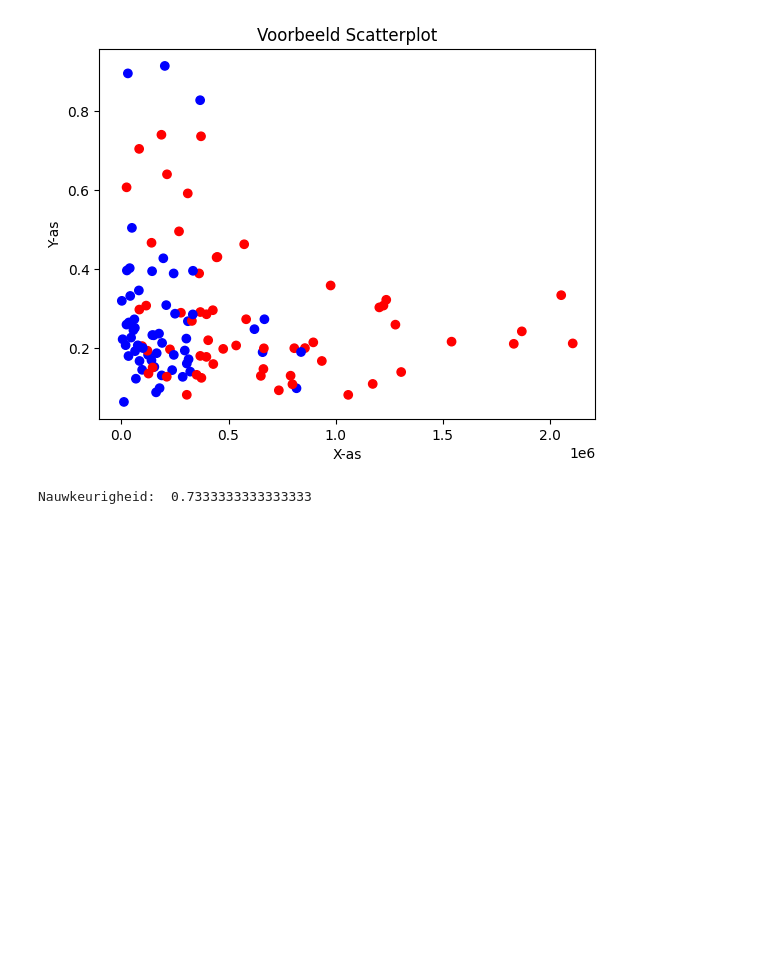
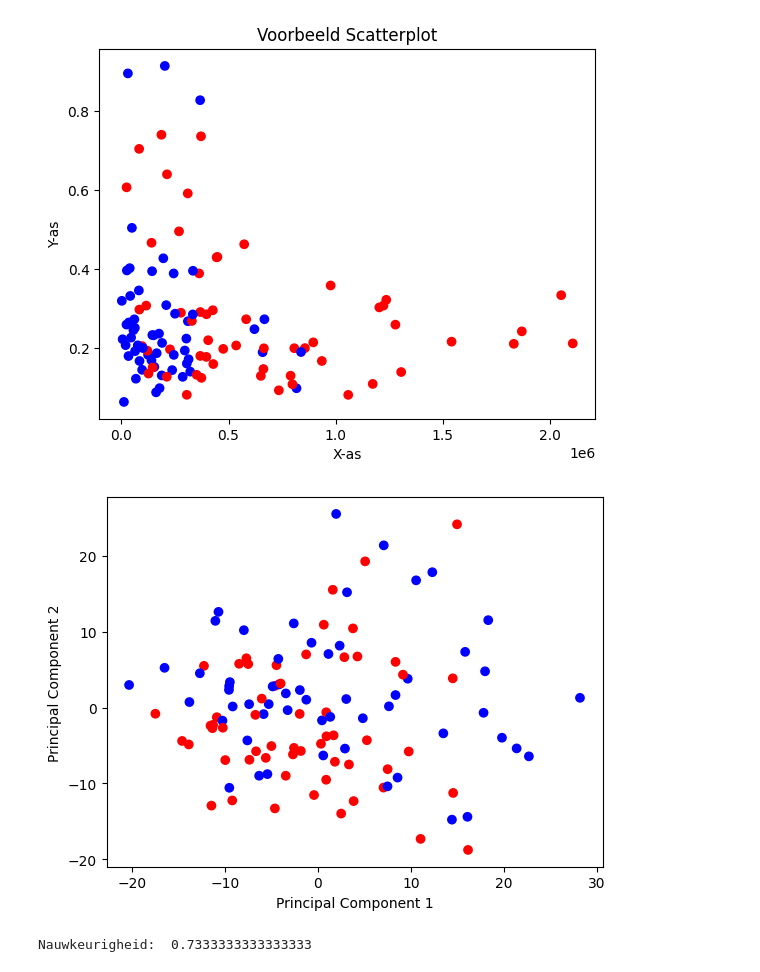
Before and after one commit to Fahbax/TM10007_group_13, a Jupyter notebook: assignment.ipynb, the cells around one changed output. Cells and saved outputs as stored; diff of their text form; code cells hidden in the pictures; blank space fills up the shorter version.

```diff
--- a/assignment.ipynb
+++ b/assignment.ipynb
@@ -42,6 +42,34 @@ plt.ylabel('Y-as')
 plt.show()
 # %% [output]
 [figure]
+# %%
+import pandas as pd
+from sklearn.decomposition import PCA
+from sklearn.preprocessing import StandardScaler
+import matplotlib.pyplot as plt
+
+# laad de gegevens
+df = data.iloc[:, 2:]
+
+# normaliseer de gegevens met behulp van StandardScaler
+scaler = StandardScaler()
+df_normalized = scaler.fit_transform(df)
+
+# haal alle kolommen uit het DataFrame
+kolommen = df.columns.tolist()
+
+# pas de PCA toe op de genormaliseerde gegevens
+pca = PCA(n_components=2)
+principalComponents = pca.fit_transform(df_normalized)
+principalDf = pd.DataFrame(data=principalComponents, columns=['pc1', 'pc2'])
+
+# plot de resultaten
+plt.scatter(principalDf['pc1'], principalDf['pc2'], c=data['label'].map(colors))
+plt.xlabel('Principal Component 1')
+plt.ylabel('Principal Component 2')
+plt.show()
+# %% [output]
+[figure, added]
 # %%
 ids_test =['Lipo-026_0', 'Lipo-060_0', 'Lipo-068_0', 'Lipo-100_0', 'Lipo-035_0',
  'Lipo-102_0', 'Lipo-019_0', 'Lipo-047_0', 'Lipo-067_0', 'Lipo-034_0',
```
Also changed, not shown: parts of 1 cell of this notebook.
